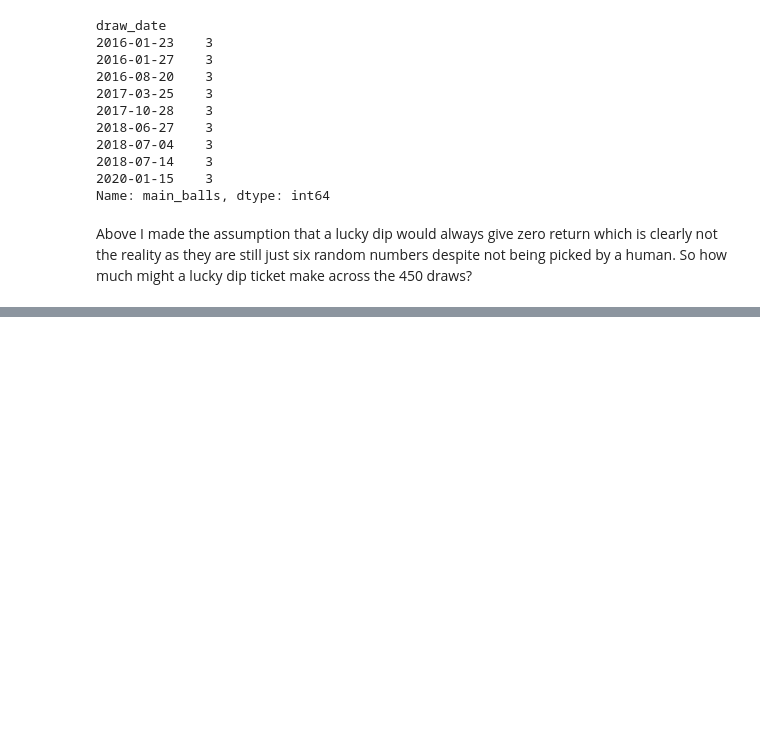
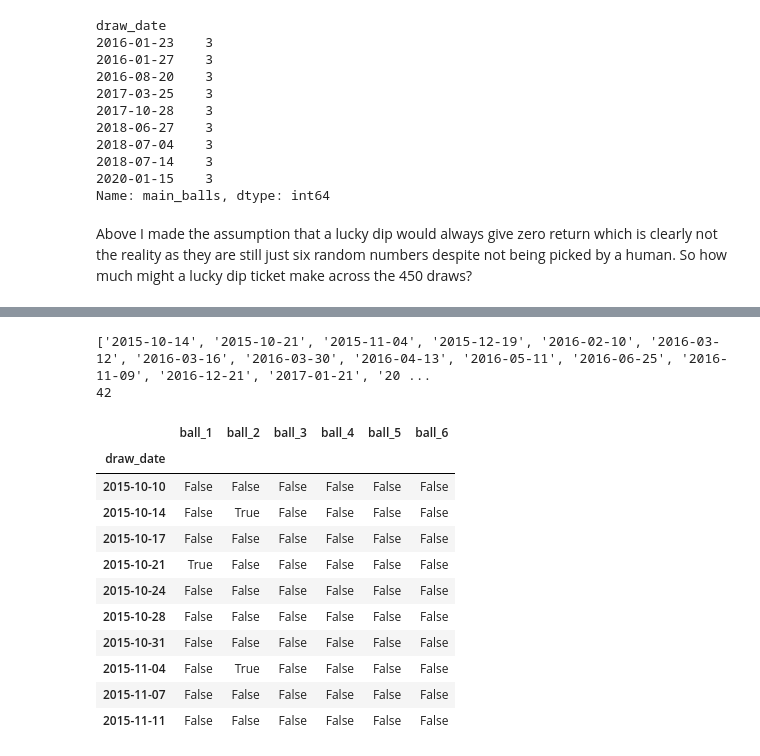
Before and after one commit to MatthewCarterIO/uk-lotto-DA, a Jupyter notebook: uk_lotto_DA.ipynb, the cells around one changed output, grey strips where cells are left out. Cells and saved outputs as stored; diff of their text form; code cells hidden in the pictures; blank space fills up the shorter version.

Commit message:
Start analysing time elapsed between each ball being drawn

```diff
--- a/uk_lotto_DA.ipynb
+++ b/uk_lotto_DA.ipynb
@@ -278,0 +339,37 @@ checking_lucky_dips(my_lucky_dip_list)
+# %%
+# Function to get all the draw dates that a ball appeared.
+def get_ball_draw_date(ball_no):
+    date_list = []
+    results_index = results_df.index.values
+    for date in results_index:
+        if (ball_no == results_df.loc[date, "ball_1"]) | (ball_no == results_df.loc[date, "ball_2"]) | (ball_no == results_df.loc[date, "ball_3"]) | (ball_no == results_df.loc[date, "ball_4"]) | (ball_no == results_df.loc[date, "ball_5"]) | (ball_no == results_df.loc[date, "ball_6"]) :
+            date_list.append(date)
+    return(date_list)
+
+print(get_ball_draw_date([13]))
+print(len(get_ball_draw_date([13])))
+
+# # Get draw dates for each ball.
+# ball_numbers = list(range(1,60))
+# for ball in ball_numbers:
+#     get_ball_draw_date(ball)
+# %% [output]
+['2015-10-14', '2015-10-21', '2015-11-04', '2015-12-19', '2016-02-10', '2016-03-12', '2016-03-16', '2016-03-30', '2016-04-13', '2016-05-11', '2016-06-25', '2016-11-09', '2016-12-21', '2017-01-21', '20 ...
+42
+# %%
+# Another approach to achieve above.
+ball_appeared_mask = results_df[["ball_1","ball_2","ball_3","ball_4","ball_5","ball_6"]].isin([13])
+ball_appeared_mask.head(10)
+# %% [output]
+|  | ball_1 | ball_2 | ball_3 | ball_4 | ball_5 | ball_6 |
+| draw_date |  |  |  |  |  |  |
+| 2015-10-10 | False | False | False | False | False | False |
+| 2015-10-14 | False | True | False | False | False | False |
+| 2015-10-17 | False | False | False | False | False | False |
+| 2015-10-21 | True | False | False | False | False | False |
+| 2015-10-24 | False | False | False | False | False | False |
+| 2015-10-28 | False | False | False | False | False | False |
+| 2015-10-31 | False | False | False | False | False | False |
+| 2015-11-04 | False | True | False | False | False | False |
+| 2015-11-07 | False | False | False | False | False | False |
+| 2015-11-11 | False | False | False | False | False | False |
```
Also changed, not shown: parts of 13 cells of this notebook.
